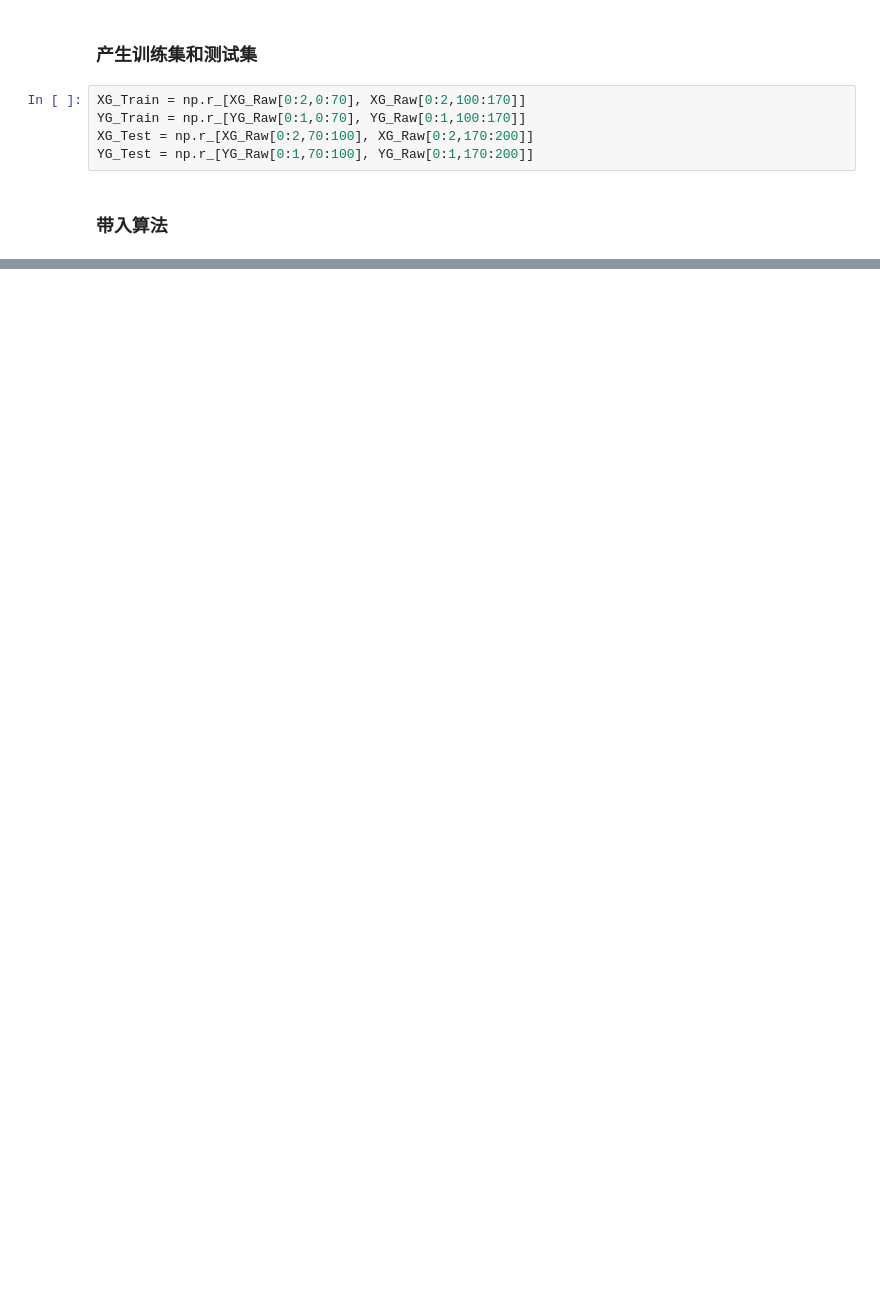
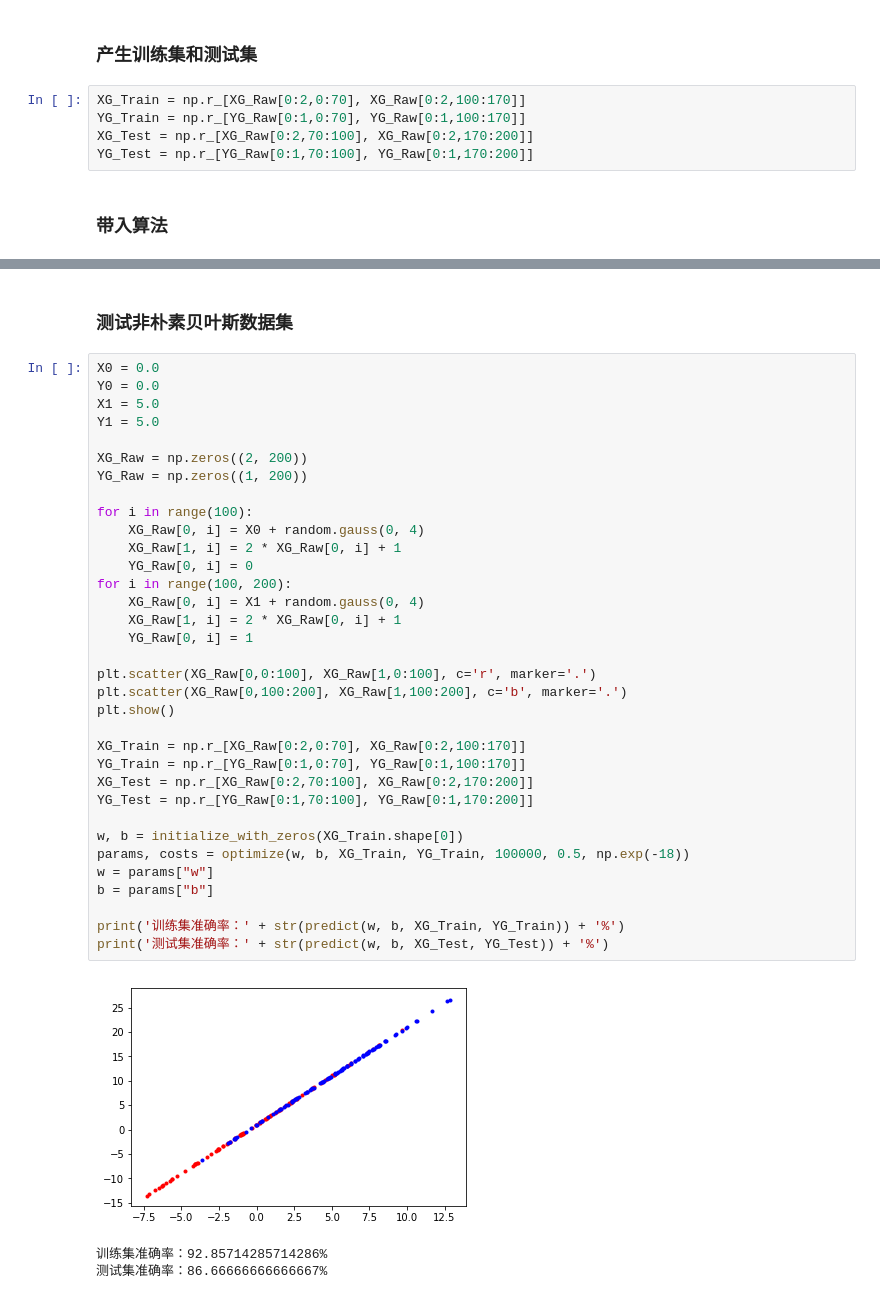
Before and after one commit to CN-GuoZiyang/machine-learning, a Jupyter notebook: ML_Lab2/ML_Lab2.ipynb, the cells around one changed output, grey strips where cells are left out. Drawn from its saved outputs; the diff is of its cells as text; blank space fills up the shorter version.

```diff
--- a/ML_Lab2/ML_Lab2.ipynb
+++ b/ML_Lab2/ML_Lab2.ipynb
@@ -223,0 +224,40 @@ print('测试集准确率：' + str(predict(w, b, XG_Test, YG_Test)) + '%')
+# %% [markdown]
+### 测试非朴素贝叶斯数据集
+# %%
+X0 = 0.0
+Y0 = 0.0
+X1 = 5.0
+Y1 = 5.0
+
+XG_Raw = np.zeros((2, 200))
+YG_Raw = np.zeros((1, 200))
+
+for i in range(100):
+    XG_Raw[0, i] = X0 + random.gauss(0, 4)
+    XG_Raw[1, i] = 2 * XG_Raw[0, i] + 1
+    YG_Raw[0, i] = 0
+for i in range(100, 200):
+    XG_Raw[0, i] = X1 + random.gauss(0, 4)
+    XG_Raw[1, i] = 2 * XG_Raw[0, i] + 1
+    YG_Raw[0, i] = 1
+
+plt.scatter(XG_Raw[0,0:100], XG_Raw[1,0:100], c='r', marker='.')
+plt.scatter(XG_Raw[0,100:200], XG_Raw[1,100:200], c='b', marker='.')
+plt.show()
+
+XG_Train = np.r_[XG_Raw[0:2,0:70], XG_Raw[0:2,100:170]]
+YG_Train = np.r_[YG_Raw[0:1,0:70], YG_Raw[0:1,100:170]]
+XG_Test = np.r_[XG_Raw[0:2,70:100], XG_Raw[0:2,170:200]]
+YG_Test = np.r_[YG_Raw[0:1,70:100], YG_Raw[0:1,170:200]]
+
+w, b = initialize_with_zeros(XG_Train.shape[0])
+params, costs = optimize(w, b, XG_Train, YG_Train, 100000, 0.5, np.exp(-18))
+w = params["w"]
+b = params["b"]
+
+print('训练集准确率：' + str(predict(w, b, XG_Train, YG_Train)) + '%')
+print('测试集准确率：' + str(predict(w, b, XG_Test, YG_Test)) + '%')
+# %% [output]
+[figure, added]
+训练集准确率：92.85714285714286%
+测试集准确率：86.66666666666667%
```
Also changed, not shown: parts of 2 cells of this notebook, 3 other files.
